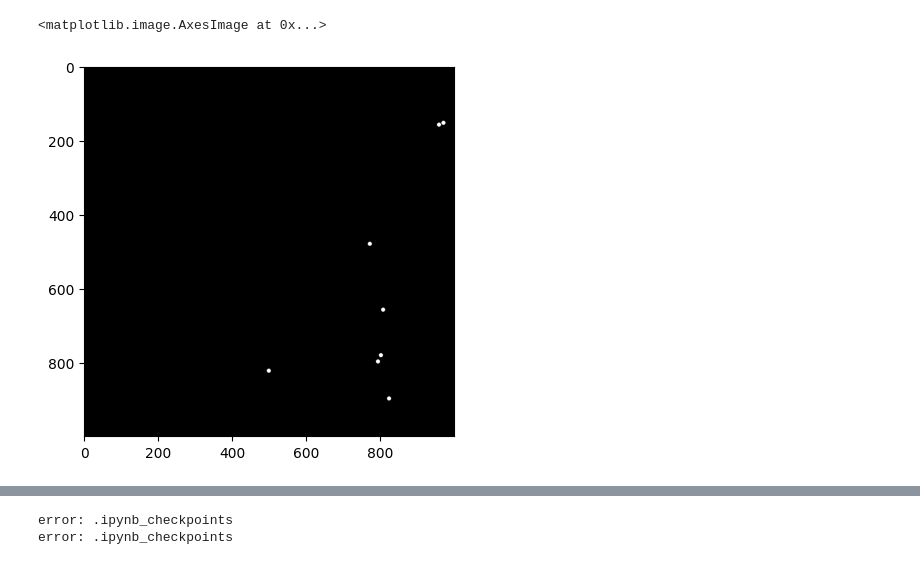
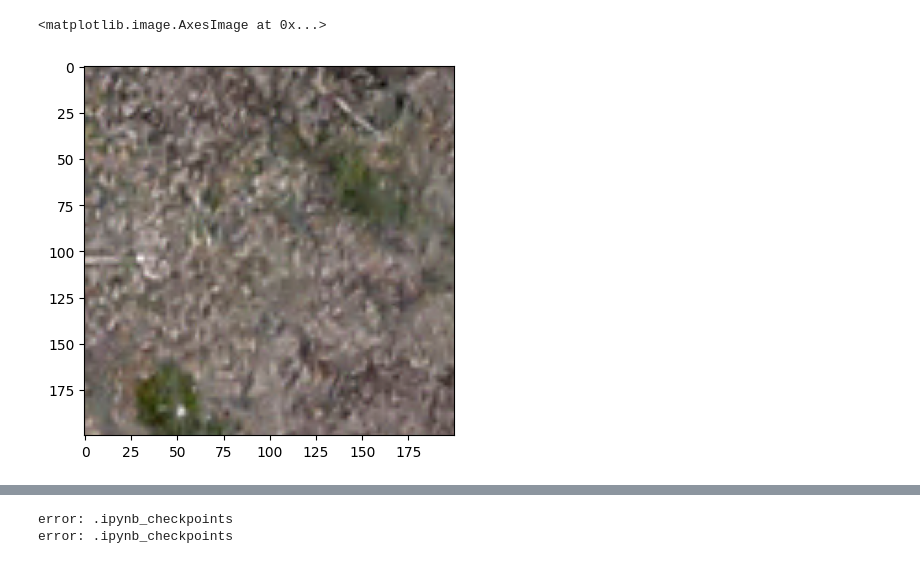
Before and after one commit to Aerial-Image-Categorization/CanopyMapping, a Jupyter notebook: src/03_data_augmentation.ipynb, the cells around one changed output, grey strips where cells are left out. Drawn from its saved outputs; the diff is of its cells as text; code cells hidden in the pictures.

```diff
--- a/src/03_data_augmentation.ipynb
+++ b/src/03_data_augmentation.ipynb
@@ -48,10 +48,10 @@ for path in test_images:
 for path in test_masks:
     shutil.copy(path,test_masks_folder)
 # %%
-image = Image.open('../data/2024-03-16_dataset/augmentated/train/images/tile_tif_0_13.png')
-mask = Image.open('../data/2024-03-16_dataset/augmentated/train/masks/tile_shp_0_13.png')
+image = Image.open('../data/2024-04-20-dataset/augmentated/train/images/tile_tif_29_73.png')
+mask = Image.open('../data/2024-04-20-dataset/augmentated/train/masks/tile_shp_29_73.png')
 #show_image('../data/2024-03-16_dataset/augmentated/train/images/tile_tif_0_13.png')
-plt.imshow(mask)
+plt.imshow(image)
 # %% [output]
 <matplotlib.image.AxesImage at 0x...>
-[figure, old version]
+[figure, new version]
```
Also changed, not shown: parts of 8 cells of this notebook, 1 other file.
